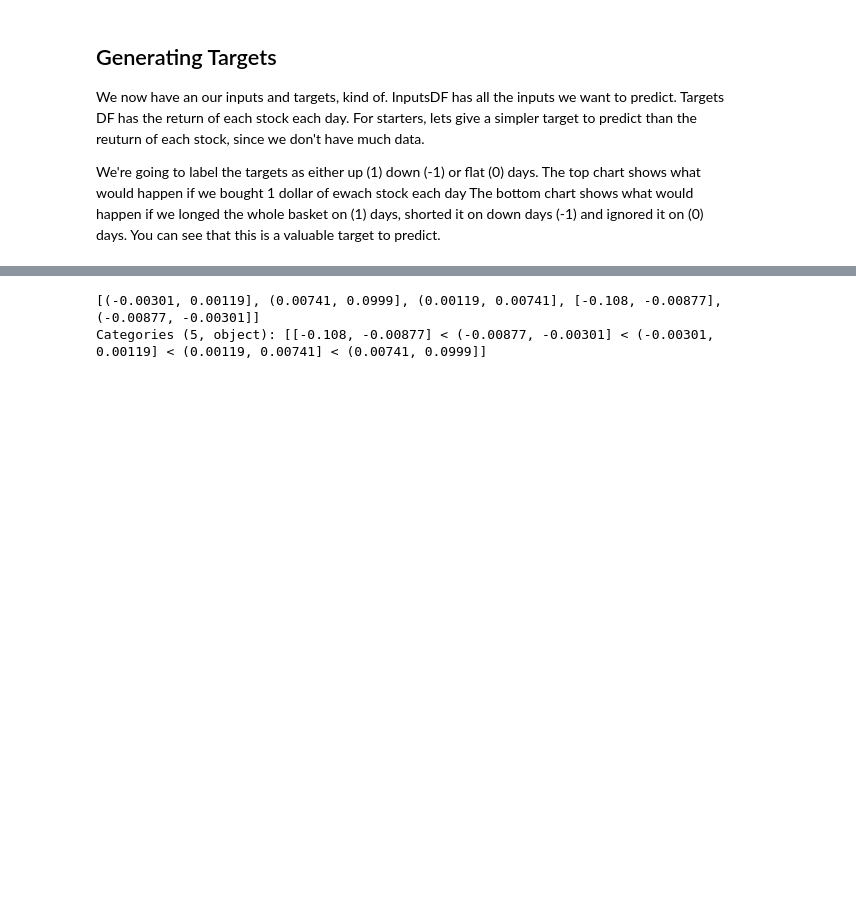
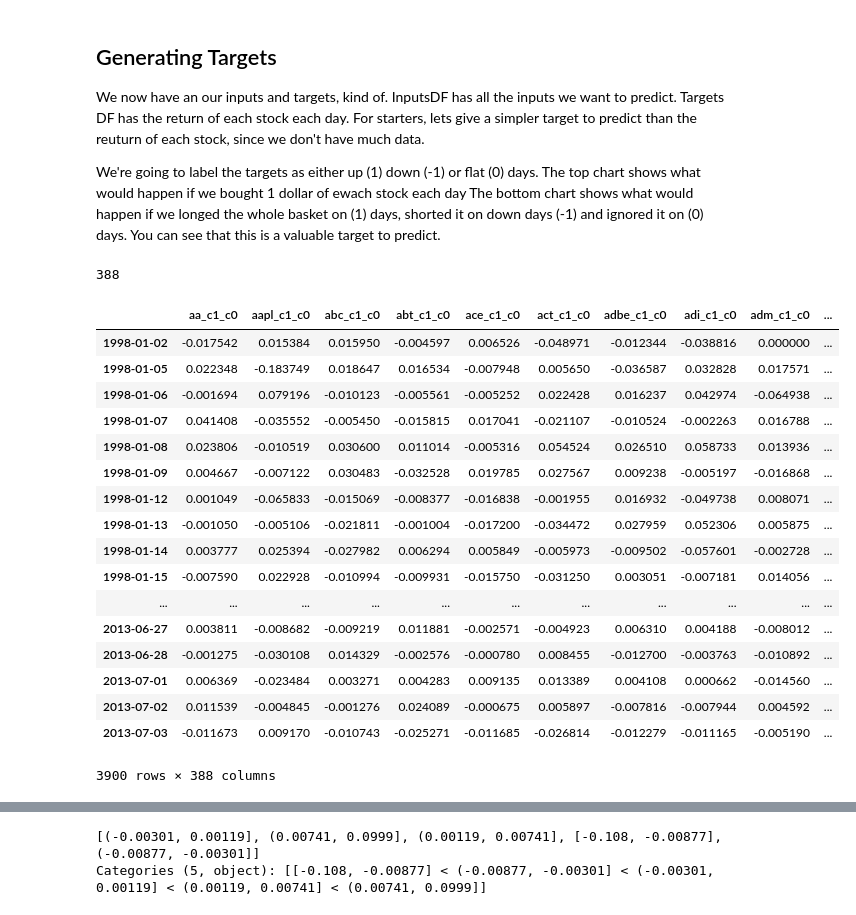
Before and after one commit to talolard/MarketVectors, a Jupyter notebook: preparedata.ipynb, the cells around one changed output, grey strips where cells are left out. Saved outputs shown, nothing was run; the diff lists cells and outputs as text; code cells hidden in the pictures; blank space fills up the shorter version.

```diff
--- a/preparedata.ipynb
+++ b/preparedata.ipynb
@@ -203,4 +216,28 @@ The bottom chart shows what would happen if we longed the whole basket on (1) da
 You can see that this is a valuable target to predict.
 # %%
 num_stocks = len(TargetDF.columns)
+num_stocks
+# %% [output]
+388
+# %%
+1-exp(TargetDF)
+# %% [output]
+|  | aa_c1_c0 | aapl_c1_c0 | abc_c1_c0 | abt_c1_c0 | ace_c1_c0 | act_c1_c0 | adbe_c1_c0 | adi_c1_c0 | adm_c1_c0 | ... |
+| 1998-01-02 | -0.017542 | 0.015384 | 0.015950 | -0.004597 | 0.006526 | -0.048971 | -0.012344 | -0.038816 | 0.000000 | ... |
+| 1998-01-05 | 0.022348 | -0.183749 | 0.018647 | 0.016534 | -0.007948 | 0.005650 | -0.036587 | 0.032828 | 0.017571 | ... |
+| 1998-01-06 | -0.001694 | 0.079196 | -0.010123 | -0.005561 | -0.005252 | 0.022428 | 0.016237 | 0.042974 | -0.064938 | ... |
+| 1998-01-07 | 0.041408 | -0.035552 | -0.005450 | -0.015815 | 0.017041 | -0.021107 | -0.010524 | -0.002263 | 0.016788 | ... |
+| 1998-01-08 | 0.023806 | -0.010519 | 0.030600 | 0.011014 | -0.005316 | 0.054524 | 0.026510 | 0.058733 | 0.013936 | ... |
+| 1998-01-09 | 0.004667 | -0.007122 | 0.030483 | -0.032528 | 0.019785 | 0.027567 | 0.009238 | -0.005197 | -0.016868 | ... |
+| 1998-01-12 | 0.001049 | -0.065833 | -0.015069 | -0.008377 | -0.016838 | -0.001955 | 0.016932 | -0.049738 | 0.008071 | ... |
+| 1998-01-13 | -0.001050 | -0.005106 | -0.021811 | -0.001004 | -0.017200 | -0.034472 | 0.027959 | 0.052306 | 0.005875 | ... |
+| 1998-01-14 | 0.003777 | 0.025394 | -0.027982 | 0.006294 | 0.005849 | -0.005973 | -0.009502 | -0.057601 | -0.002728 | ... |
+| 1998-01-15 | -0.007590 | 0.022928 | -0.010994 | -0.009931 | -0.015750 | -0.031250 | 0.003051 | -0.007181 | 0.014056 | ... |
+| ... | ... | ... | ... | ... | ... | ... | ... | ... | ... | ... |
+| 2013-06-27 | 0.003811 | -0.008682 | -0.009219 | 0.011881 | -0.002571 | -0.004923 | 0.006310 | 0.004188 | -0.008012 | ... |
+| 2013-06-28 | -0.001275 | -0.030108 | 0.014329 | -0.002576 | -0.000780 | 0.008455 | -0.012700 | -0.003763 | -0.010892 | ... |
+| 2013-07-01 | 0.006369 | -0.023484 | 0.003271 | 0.004283 | 0.009135 | 0.013389 | 0.004108 | 0.000662 | -0.014560 | ... |
+| 2013-07-02 | 0.011539 | -0.004845 | -0.001276 | 0.024089 | -0.000675 | 0.005897 | -0.007816 | -0.007944 | 0.004592 | ... |
+| 2013-07-03 | -0.011673 | 0.009170 | -0.010743 | -0.025271 | -0.011685 | -0.026814 | -0.012279 | -0.011165 | -0.005190 | ... |
+3900 rows × 388 columns
 # %%
```
Also changed, not shown: parts of 37 cells of this notebook.
